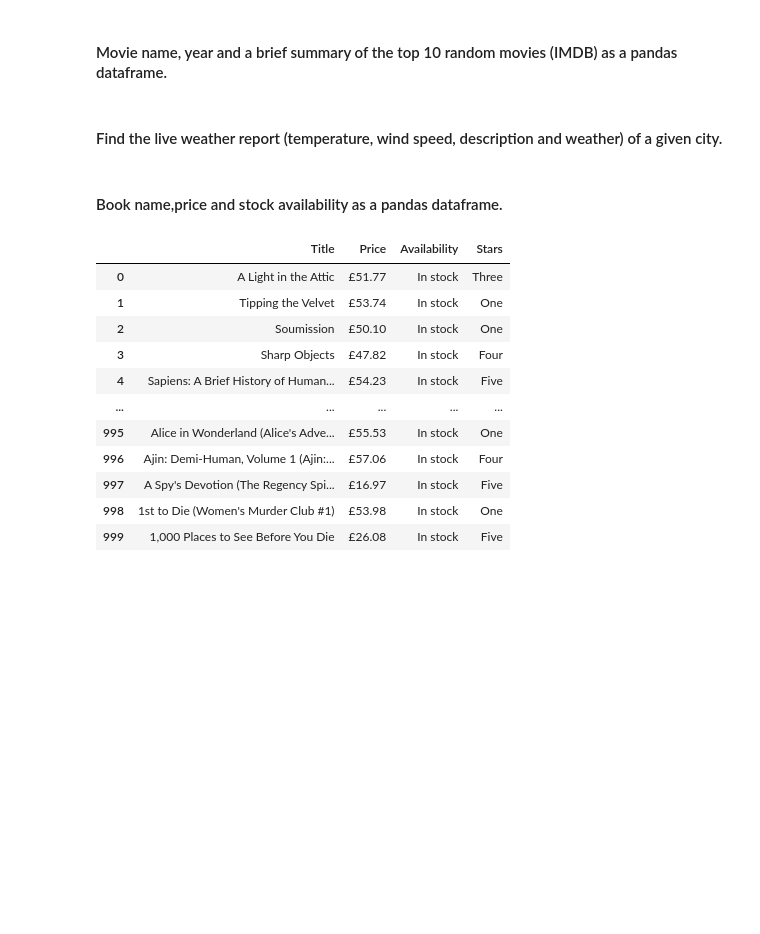
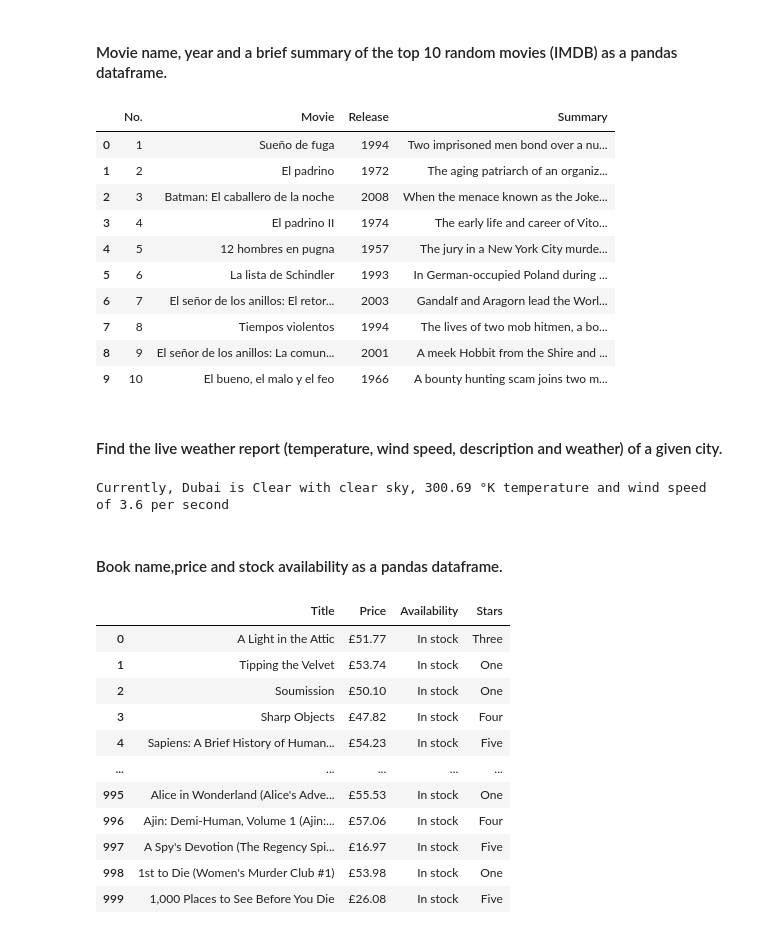
Before and after one commit to NayelySaldivar/labs_modelo_ironhack_data, a Jupyter notebook: lab-web-scrapping/your-code/main.ipynb, the cells around one changed output. Saved outputs shown, nothing was run; the diff lists cells and outputs as text; code cells hidden in the pictures; blank space fills up the shorter version.

```diff
--- a/lab-web-scrapping/your-code/main.ipynb
+++ b/lab-web-scrapping/your-code/main.ipynb
@@ -457,4 +467,26 @@ imdb_df.head()
 # %% [markdown]
 #### Movie name, year and a brief summary of the top 10 random movies (IMDB) as a pandas dataframe.
+# %%
+# Acá usamos la lista de links que generamos antes
+summary = []
+
+for link in links[:10]:
+    html = requests.get(link).content
+    imdb_soup = BeautifulSoup(html)
+    summary.append(imdb_soup.find('span',{'class':'sc-16ede01-1 kgphFu'}).text)
+
+pd.DataFrame(list(zip([i for i in range(1,11)],titles,releases,summary)), columns=['No.','Movie','Release','Summary'])
+# %% [output]
+|  | No. | Movie | Release | Summary |
+| 0 | 1 | Sueño de fuga | 1994 | Two imprisoned men bond over a nu... |
+| 1 | 2 | El padrino | 1972 | The aging patriarch of an organiz... |
+| 2 | 3 | Batman: El caballero de la noche | 2008 | When the menace known as the Joke... |
+| 3 | 4 | El padrino II | 1974 | The early life and career of Vito... |
+| 4 | 5 | 12 hombres en pugna | 1957 | The jury in a New York City murde... |
+| 5 | 6 | La lista de Schindler | 1993 | In German-occupied Poland during ... |
+| 6 | 7 | El señor de los anillos: El retor... | 2003 | Gandalf and Aragorn lead the Worl... |
+| 7 | 8 | Tiempos violentos | 1994 | The lives of two mob hitmen, a bo... |
+| 8 | 9 | El señor de los anillos: La comun... | 2001 | A meek Hobbit from the Shire and ... |
+| 9 | 10 | El bueno, el malo y el feo | 1966 | A bounty hunting scam joins two m... |
 # %% [markdown]
 #### Find the live weather report (temperature, wind speed, description and weather) of a given city.
@@ -464,3 +493,14 @@ imdb_df.head()
+# %%
+# https://openweathermap.org/current
+# Para obtener tu key es necesario crear una cuenta (es gratis) :D
+city = 'Dubai'
+key = 'cf48db471e52c583c39b04e256dd4c01'
+url = f'https://api.openweathermap.org/data/2.5/weather?q={city}&appid={key}'
+html = requests.get(url)
+city_json = html.json()
+print(f"Currently, {city} is {city_json['weather'][0]['main']} with {city_json['weather'][0]['description']}, {city_json['main']['temp']} °K temperature and wind speed of {city_json['wind']['speed']} per second")
+# %% [output]
+Currently, Dubai is Clear with clear sky, 300.69 °K temperature and wind speed of 3.6 per second
 # %% [markdown]
 #### Book name,price and stock availability as a pandas dataframe.
 # %%
```
Also changed, not shown: parts of 23 cells of this notebook.
